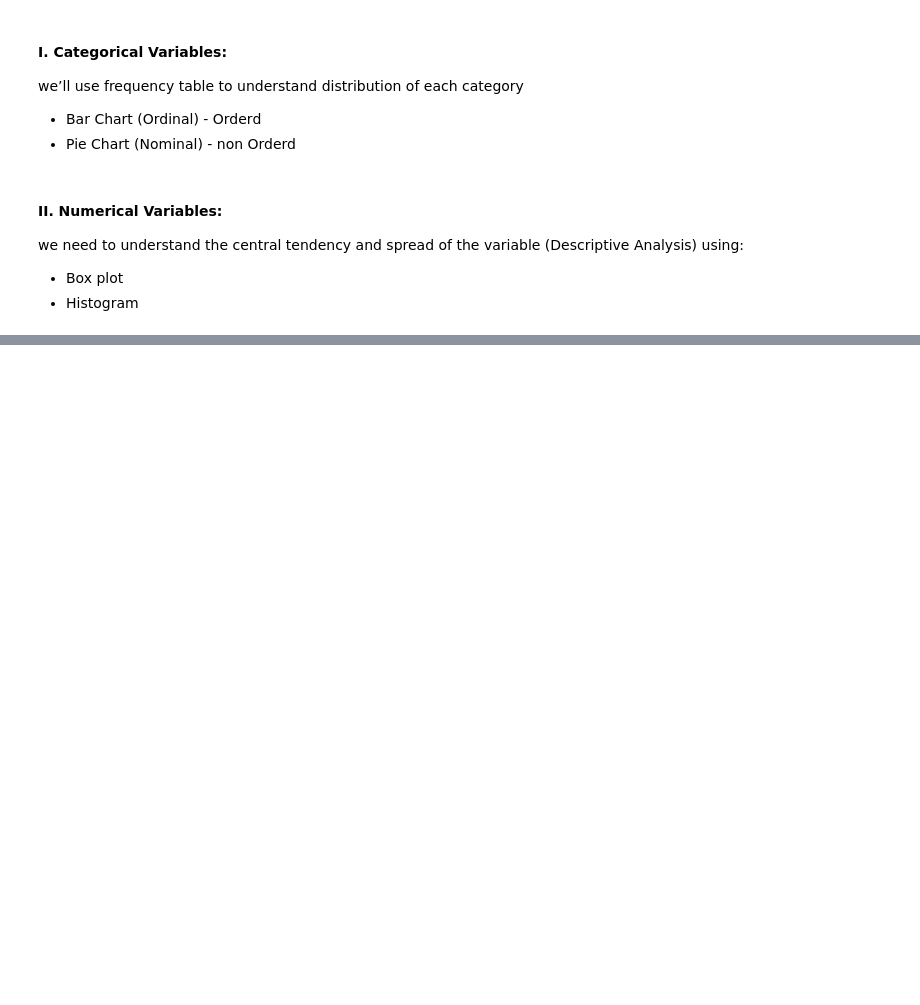
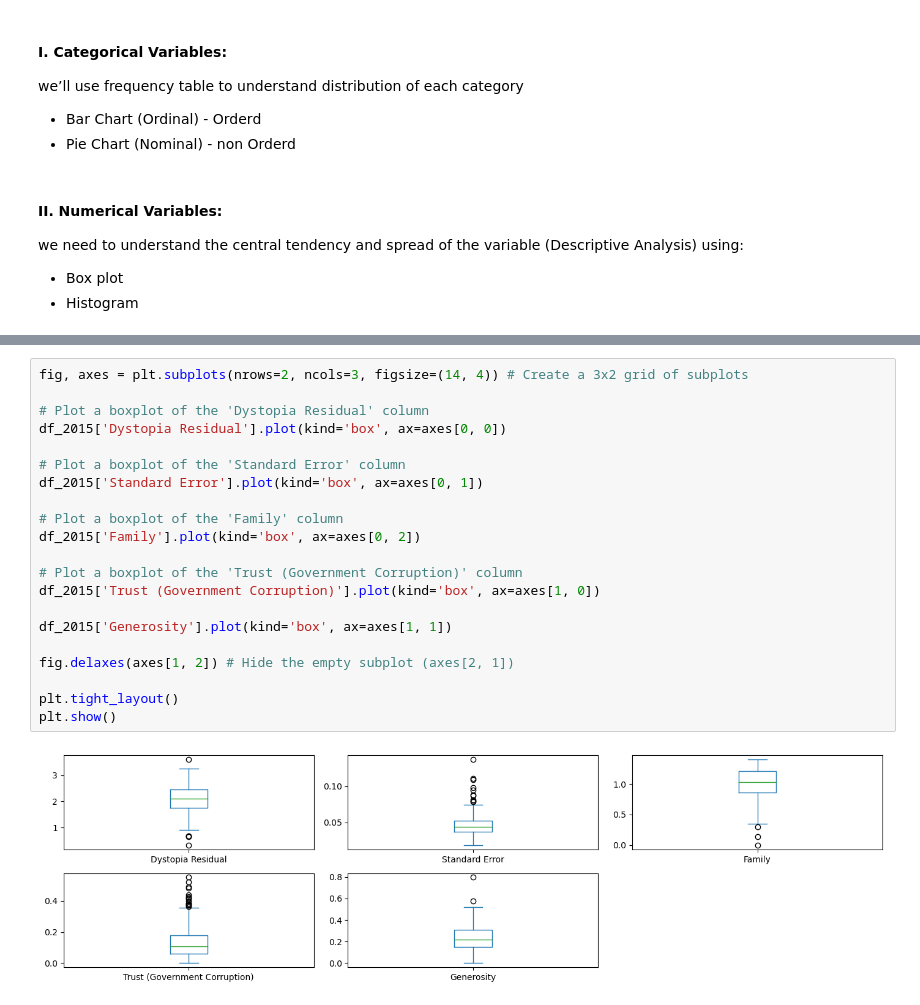
Before and after one commit to Faris35/Usecase-2, a Jupyter notebook: EDA explain template.ipynb, the cells around one changed output, grey strips where cells are left out. Saved outputs shown, nothing was run; the diff lists cells and outputs as text; blank space fills up the shorter version.

```diff
--- a/EDA explain template.ipynb
+++ b/EDA explain template.ipynb
@@ -780,0 +805,23 @@ We could also use a correlation matrix to get more specific information about th
+# %%
+fig, axes = plt.subplots(nrows=2, ncols=3, figsize=(14, 4)) # Create a 3x2 grid of subplots
+
+# Plot a boxplot of the 'Dystopia Residual' column
+df_2015['Dystopia Residual'].plot(kind='box', ax=axes[0, 0])
+
+# Plot a boxplot of the 'Standard Error' column
+df_2015['Standard Error'].plot(kind='box', ax=axes[0, 1])
+
+# Plot a boxplot of the 'Family' column
+df_2015['Family'].plot(kind='box', ax=axes[0, 2])
+
+# Plot a boxplot of the 'Trust (Government Corruption)' column
+df_2015['Trust (Government Corruption)'].plot(kind='box', ax=axes[1, 0])
+
+df_2015['Generosity'].plot(kind='box', ax=axes[1, 1])
+
+fig.delaxes(axes[1, 2]) # Hide the empty subplot (axes[2, 1])
+
+plt.tight_layout()
+plt.show()
+# %% [output]
+[figure, added]
```
Also changed, not shown: parts of 37 cells of this notebook.
